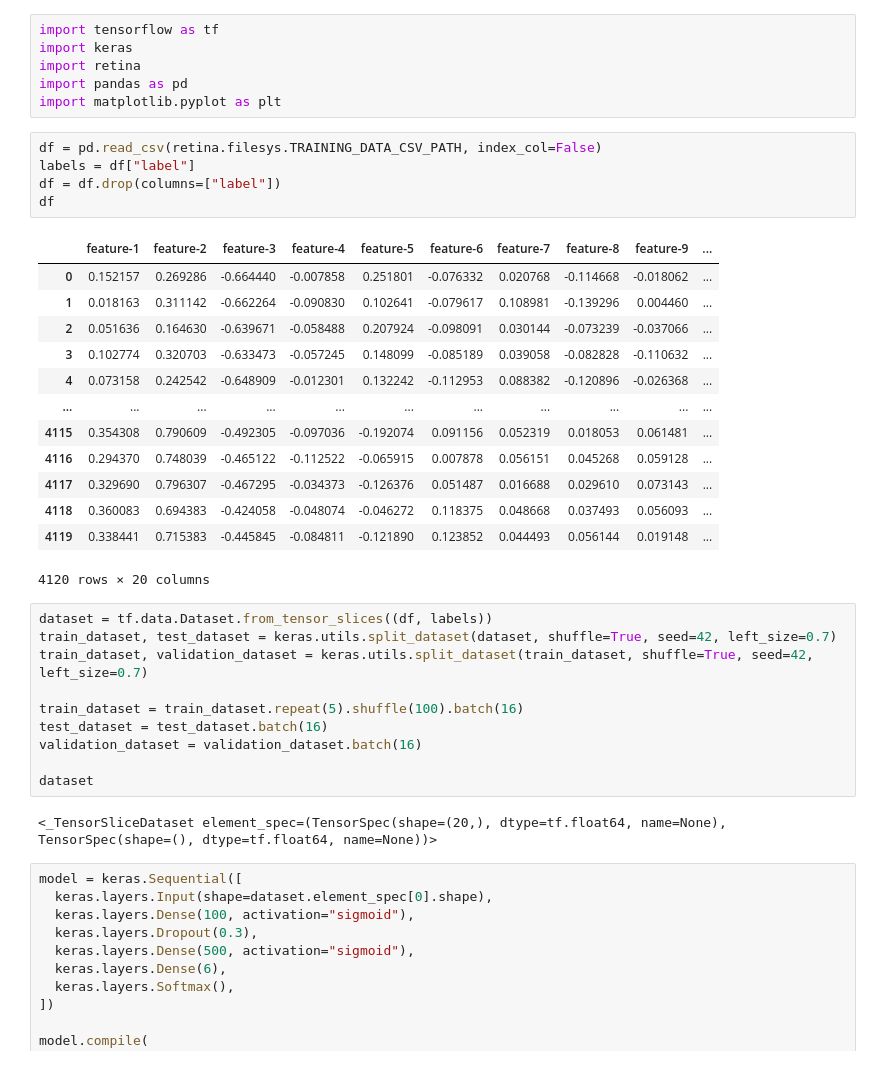
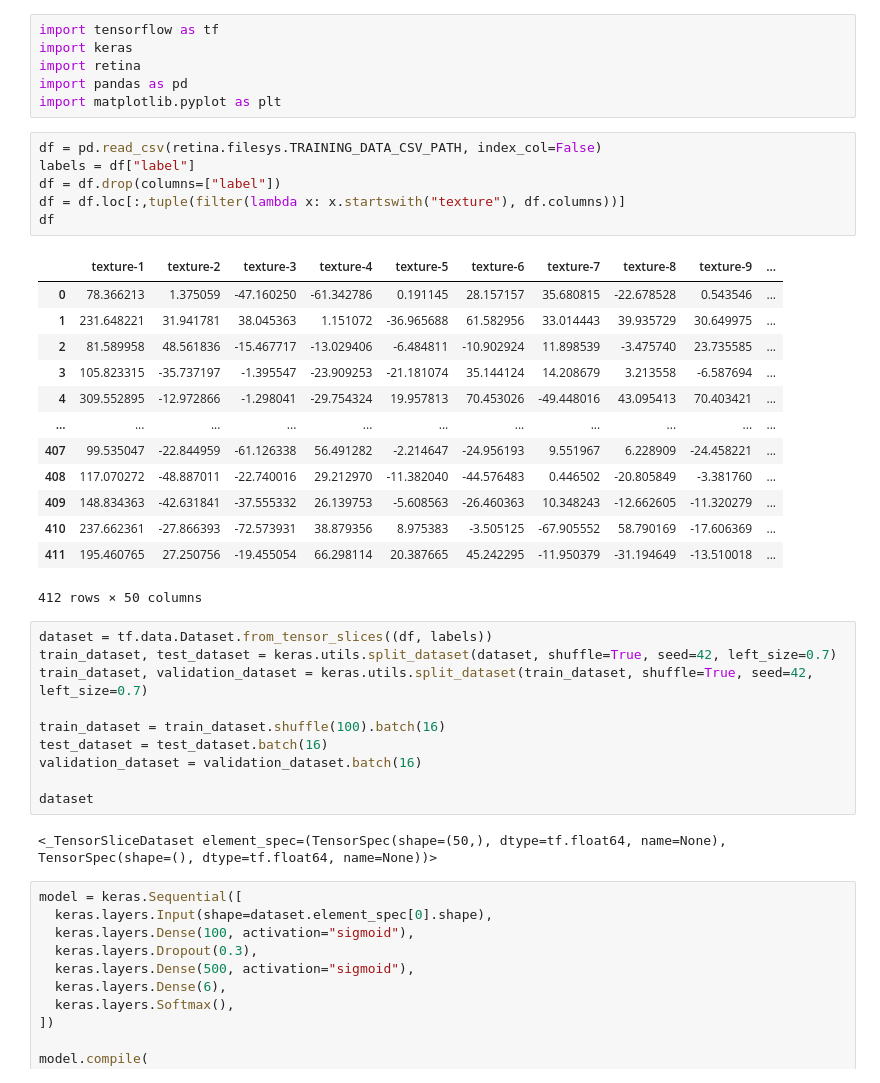
Before and after one commit to DavinTristanIeson/Semester7-DeepLearning, a Jupyter notebook: train.ipynb, the cells around one changed output. Drawn from its saved outputs; the diff is of its cells as text.

```diff
--- a/train.ipynb
+++ b/train.ipynb
@@ -7,34 +7,35 @@ import matplotlib.pyplot as plt
 # %%
 df = pd.read_csv(retina.filesys.TRAINING_DATA_CSV_PATH, index_col=False)
 labels = df["label"]
 df = df.drop(columns=["label"])
+df = df.loc[:,tuple(filter(lambda x: x.startswith("texture"), df.columns))]
 df
 # %% [output]
-|  | feature-1 | feature-2 | feature-3 | feature-4 | feature-5 | feature-6 | feature-7 | feature-8 | feature-9 | ... |
-| 0 | 0.152157 | 0.269286 | -0.664440 | -0.007858 | 0.251801 | -0.076332 | 0.020768 | -0.114668 | -0.018062 | ... |
-| 1 | 0.018163 | 0.311142 | -0.662264 | -0.090830 | 0.102641 | -0.079617 | 0.108981 | -0.139296 | 0.004460 | ... |
-| 2 | 0.051636 | 0.164630 | -0.639671 | -0.058488 | 0.207924 | -0.098091 | 0.030144 | -0.073239 | -0.037066 | ... |
-| 3 | 0.102774 | 0.320703 | -0.633473 | -0.057245 | 0.148099 | -0.085189 | 0.039058 | -0.082828 | -0.110632 | ... |
-| 4 | 0.073158 | 0.242542 | -0.648909 | -0.012301 | 0.132242 | -0.112953 | 0.088382 | -0.120896 | -0.026368 | ... |
+|  | texture-1 | texture-2 | texture-3 | texture-4 | texture-5 | texture-6 | texture-7 | texture-8 | texture-9 | ... |
+| 0 | 78.366213 | 1.375059 | -47.160250 | -61.342786 | 0.191145 | 28.157157 | 35.680815 | -22.678528 | 0.543546 | ... |
+| 1 | 231.648221 | 31.941781 | 38.045363 | 1.151072 | -36.965688 | 61.582956 | 33.014443 | 39.935729 | 30.649975 | ... |
+| 2 | 81.589958 | 48.561836 | -15.467717 | -13.029406 | -6.484811 | -10.902924 | 11.898539 | -3.475740 | 23.735585 | ... |
+| 3 | 105.823315 | -35.737197 | -1.395547 | -23.909253 | -21.181074 | 35.144124 | 14.208679 | 3.213558 | -6.587694 | ... |
+| 4 | 309.552895 | -12.972866 | -1.298041 | -29.754324 | 19.957813 | 70.453026 | -49.448016 | 43.095413 | 70.403421 | ... |
 | ... | ... | ... | ... | ... | ... | ... | ... | ... | ... | ... |
-| 4115 | 0.354308 | 0.790609 | -0.492305 | -0.097036 | -0.192074 | 0.091156 | 0.052319 | 0.018053 | 0.061481 | ... |
-| 4116 | 0.294370 | 0.748039 | -0.465122 | -0.112522 | -0.065915 | 0.007878 | 0.056151 | 0.045268 | 0.059128 | ... |
-| 4117 | 0.329690 | 0.796307 | -0.467295 | -0.034373 | -0.126376 | 0.051487 | 0.016688 | 0.029610 | 0.073143 | ... |
-| 4118 | 0.360083 | 0.694383 | -0.424058 | -0.048074 | -0.046272 | 0.118375 | 0.048668 | 0.037493 | 0.056093 | ... |
-| 4119 | 0.338441 | 0.715383 | -0.445845 | -0.084811 | -0.121890 | 0.123852 | 0.044493 | 0.056144 | 0.019148 | ... |
+| 407 | 99.535047 | -22.844959 | -61.126338 | 56.491282 | -2.214647 | -24.956193 | 9.551967 | 6.228909 | -24.458221 | ... |
+| 408 | 117.070272 | -48.887011 | -22.740016 | 29.212970 | -11.382040 | -44.576483 | 0.446502 | -20.805849 | -3.381760 | ... |
+| 409 | 148.834363 | -42.631841 | -37.555332 | 26.139753 | -5.608563 | -26.460363 | 10.348243 | -12.662605 | -11.320279 | ... |
+| 410 | 237.662361 | -27.866393 | -72.573931 | 38.879356 | 8.975383 | -3.505125 | -67.905552 | 58.790169 | -17.606369 | ... |
+| 411 | 195.460765 | 27.250756 | -19.455054 | 66.298114 | 20.387665 | 45.242295 | -11.950379 | -31.194649 | -13.510018 | ... |
-4120 rows × 20 columns
+412 rows × 50 columns
 # %%
 dataset = tf.data.Dataset.from_tensor_slices((df, labels))
 train_dataset, test_dataset = keras.utils.split_dataset(dataset, shuffle=True, seed=42, left_size=0.7)
 train_dataset, validation_dataset = keras.utils.split_dataset(train_dataset, shuffle=True, seed=42, left_size=0.7)
 
-train_dataset = train_dataset.repeat(5).shuffle(100).batch(16)
+train_dataset = train_dataset.shuffle(100).batch(16)
 test_dataset = test_dataset.batch(16)
 validation_dataset = validation_dataset.batch(16)
 
 dataset
 # %% [output]
-<_TensorSliceDataset element_spec=(TensorSpec(shape=(20,), dtype=tf.float64, name=None), TensorSpec(shape=(), dtype=tf.float64, name=None))>
+<_TensorSliceDataset element_spec=(TensorSpec(shape=(50,), dtype=tf.float64, name=None), TensorSpec(shape=(), dtype=tf.float64, name=None))>
 # %%
 model = keras.Sequential([
   keras.layers.Input(shape=dataset.element_spec[0].shape),
```
Also changed, not shown: parts of 3 cells of this notebook, 7 other files.
